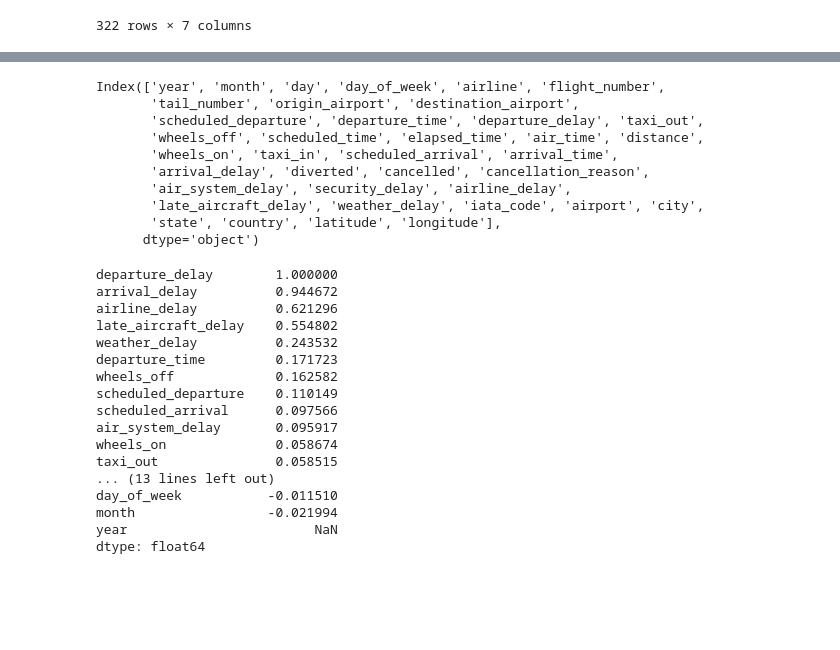
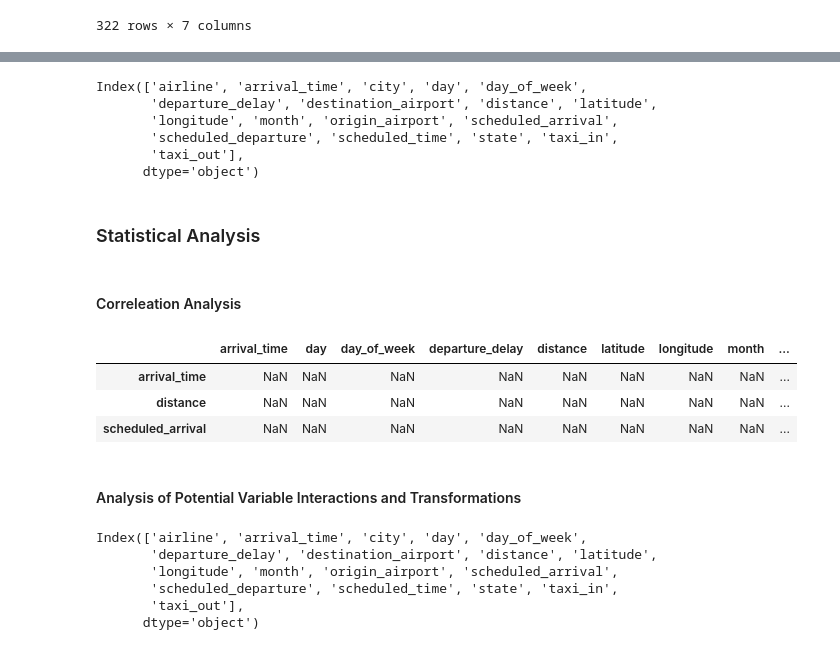
Before and after one commit to bencaterine/ding-ding-ding, a Jupyter notebook: model.ipynb, the cells around one changed output, grey strips where cells are left out. Saved outputs shown, nothing was run; the diff lists cells and outputs as text; code cells hidden in the pictures; blank space fills up the shorter version.

```diff
--- a/model.ipynb
+++ b/model.ipynb
@@ -87,33 +108,41 @@ dtype: object
 # %%
-flights.columns
+flights_sample.columns
 # %% [output]
-Index(['year', 'month', 'day', 'day_of_week', 'airline', 'flight_number',
-       'tail_number', 'origin_airport', 'destination_airport',
-       'scheduled_departure', 'departure_time', 'departure_delay', 'taxi_out',
-       'wheels_off', 'scheduled_time', 'elapsed_time', 'air_time', 'distance',
-       'wheels_on', 'taxi_in', 'scheduled_arrival', 'arrival_time',
-       'arrival_delay', 'diverted', 'cancelled', 'cancellation_reason',
-       'air_system_delay', 'security_delay', 'airline_delay',
-       'late_aircraft_delay', 'weather_delay', 'iata_code', 'airport', 'city',
-       'state', 'country', 'latitude', 'longitude'],
+Index(['airline', 'arrival_time', 'city', 'day', 'day_of_week',
+       'departure_delay', 'destination_airport', 'distance', 'latitude',
+       'longitude', 'month', 'origin_airport', 'scheduled_arrival',
+       'scheduled_departure', 'scheduled_time', 'state', 'taxi_in',
+       'taxi_out'],
       dtype='object')
-# %%
-flights.corrwith(flights.departure_delay).sort_values(ascending=False)
-# %% [output]
-departure_delay        1.000000
-arrival_delay          0.944672
-airline_delay          0.621296
-late_aircraft_delay    0.554802
-weather_delay          0.243532
-departure_time         0.171723
-wheels_off             0.162582
-scheduled_departure    0.110149
-scheduled_arrival      0.097566
-air_system_delay       0.095917
-wheels_on              0.058674
-taxi_out               0.058515
-... (13 lines left out)
-day_of_week           -0.011510
-month                 -0.021994
-year                        NaN
-dtype: float64
+# %% [markdown]
+### Statistical Analysis
+# %% [markdown]
+#### Correleation Analysis
+# %%
+# Create correlation matrix
+corr_matrix = flights_sample.corr().abs()
+
+# Select upper triangle of correlation matrix
+upper = corr_matrix.where(np.triu(np.ones(corr_matrix.shape), k=1).astype(bool))
+
+# Find features with correlation greater than 0.30
+highcorr_matrix = upper[(upper > 0.45)]
+
+highcorr_mat = highcorr_matrix.dropna(how='all')
+highcorr_mat
+# %% [output]
+|  | arrival_time | day | day_of_week | departure_delay | distance | latitude | longitude | month | ... |
+| arrival_time | NaN | NaN | NaN | NaN | NaN | NaN | NaN | NaN | ... |
+| distance | NaN | NaN | NaN | NaN | NaN | NaN | NaN | NaN | ... |
+| scheduled_arrival | NaN | NaN | NaN | NaN | NaN | NaN | NaN | NaN | ... |
+# %% [markdown]
+#### Analysis of Potential Variable Interactions and Transformations
+# %%
+flights_sample.columns
+# %% [output]
+Index(['airline', 'arrival_time', 'city', 'day', 'day_of_week',
+       'departure_delay', 'destination_airport', 'distance', 'latitude',
+       'longitude', 'month', 'origin_airport', 'scheduled_arrival',
+       'scheduled_departure', 'scheduled_time', 'state', 'taxi_in',
+       'taxi_out'],
+      dtype='object')
```
Also changed, not shown: parts of 21 cells of this notebook.
